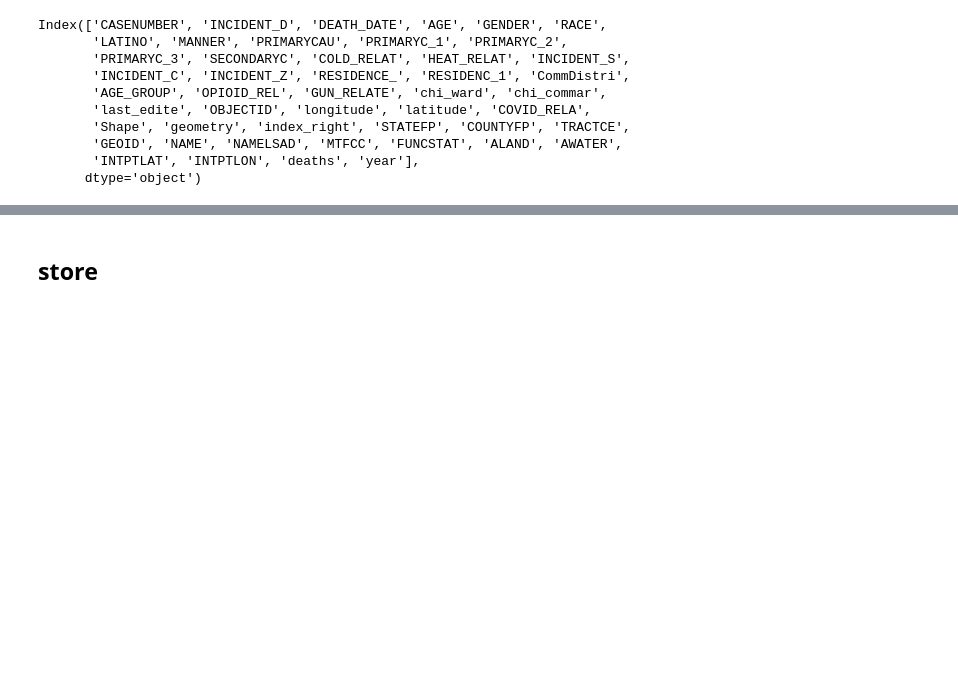
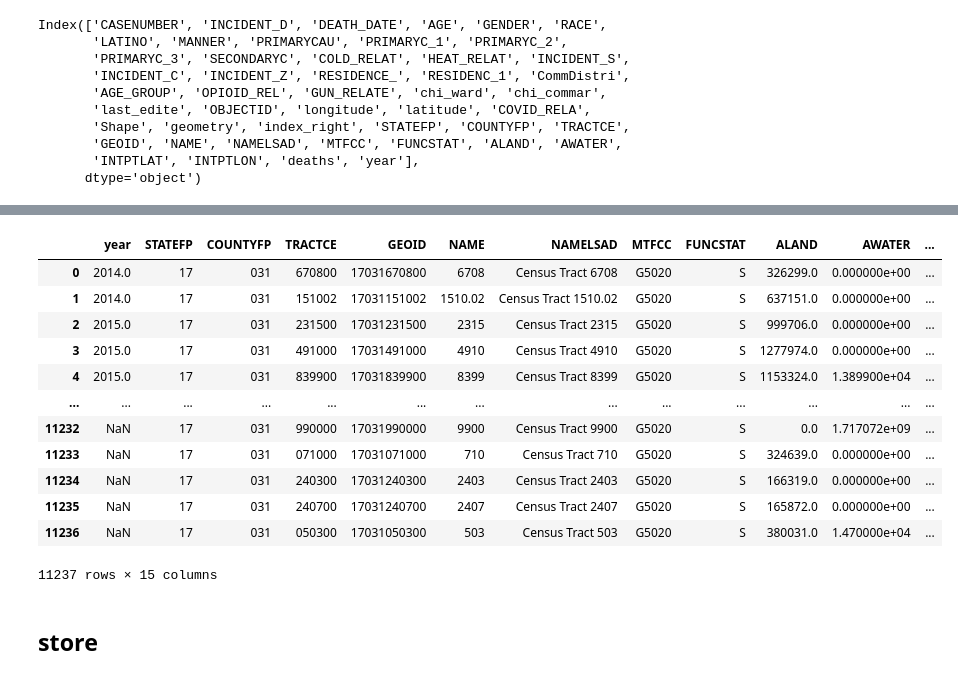
Before and after one commit to tufts-ml/opioid-overdose-models, a Jupyter notebook: cook-county/cook-county-intro.ipynb, the cells around one changed output, grey strips where cells are left out. Drawn from its saved outputs; the diff is of its cells as text; code cells hidden in the pictures; blank space fills up the shorter version.

```diff
--- a/cook-county/cook-county-intro.ipynb
+++ b/cook-county/cook-county-intro.ipynb
@@ -159,3 +209,19 @@ cook_county_gdf = cook_county_gdf.loc[:, ['year', 'STATEFP', 'COUNTYFP', 'TRACTC
+# %%
+cook_county_gdf
+# %% [output]
+|  | year | STATEFP | COUNTYFP | TRACTCE | GEOID | NAME | NAMELSAD | MTFCC | FUNCSTAT | ALAND | AWATER | ... |
+| 0 | 2014.0 | 17 | 031 | 670800 | 17031670800 | 6708 | Census Tract 6708 | G5020 | S | 326299.0 | 0.000000e+00 | ... |
+| 1 | 2014.0 | 17 | 031 | 151002 | 17031151002 | 1510.02 | Census Tract 1510.02 | G5020 | S | 637151.0 | 0.000000e+00 | ... |
+| 2 | 2015.0 | 17 | 031 | 231500 | 17031231500 | 2315 | Census Tract 2315 | G5020 | S | 999706.0 | 0.000000e+00 | ... |
+| 3 | 2015.0 | 17 | 031 | 491000 | 17031491000 | 4910 | Census Tract 4910 | G5020 | S | 1277974.0 | 0.000000e+00 | ... |
+| 4 | 2015.0 | 17 | 031 | 839900 | 17031839900 | 8399 | Census Tract 8399 | G5020 | S | 1153324.0 | 1.389900e+04 | ... |
+| ... | ... | ... | ... | ... | ... | ... | ... | ... | ... | ... | ... | ... |
+| 11232 | NaN | 17 | 031 | 990000 | 17031990000 | 9900 | Census Tract 9900 | G5020 | S | 0.0 | 1.717072e+09 | ... |
+| 11233 | NaN | 17 | 031 | 071000 | 17031071000 | 710 | Census Tract 710 | G5020 | S | 324639.0 | 0.000000e+00 | ... |
+| 11234 | NaN | 17 | 031 | 240300 | 17031240300 | 2403 | Census Tract 2403 | G5020 | S | 166319.0 | 0.000000e+00 | ... |
+| 11235 | NaN | 17 | 031 | 240700 | 17031240700 | 2407 | Census Tract 2407 | G5020 | S | 165872.0 | 0.000000e+00 | ... |
+| 11236 | NaN | 17 | 031 | 050300 | 17031050300 | 503 | Census Tract 503 | G5020 | S | 380031.0 | 1.470000e+04 | ... |
+11237 rows × 15 columns
 # %% [markdown]
 ## store
 # %%
```
Also changed, not shown: parts of 9 cells of this notebook, 1 other file.
